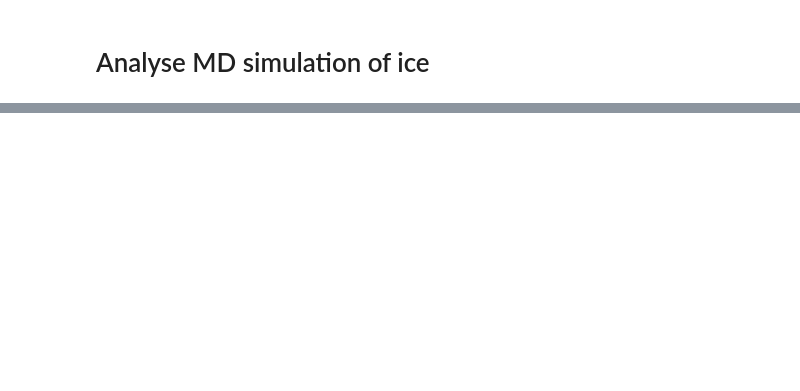
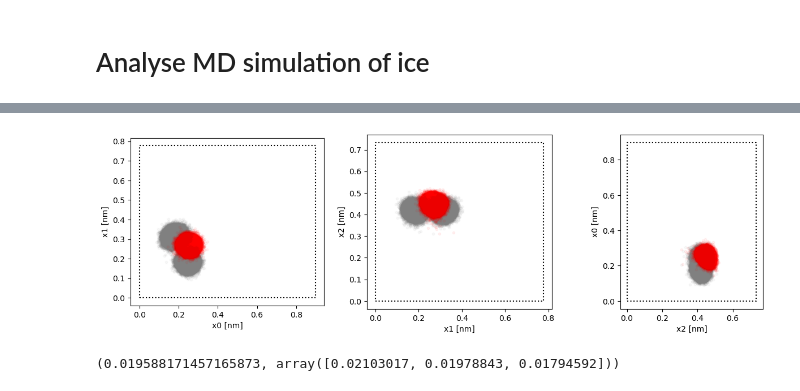
Before and after one commit to noegroup/rigid-flows, a Jupyter notebook: data/water/ice_analysis.ipynb, the cells around one changed output, grey strips where cells are left out. Saved outputs shown, nothing was run; the diff lists cells and outputs as text; code cells hidden in the pictures; blank space fills up the shorter version.

```diff
--- a/data/water/ice_analysis.ipynb
+++ b/data/water/ice_analysis.ipynb
@@ -32,3 +36,11 @@ model.plot_2Dview(pos[::10], box[::10])
+# %%
+i = model.n_sites * 3
+mypos = pos[:,i:i+4]
+model.plot_2Dview(mypos)
+mypos[:,0].std(axis=0).mean(), mypos[:,0].std(axis=0)
+# %% [output]
+[figure, added]
+(0.019588171457165873, array([0.02103017, 0.01978843, 0.01794592]))
 # %%
 r_range = [0, model.box.max()]
 
```
Also changed, not shown: parts of 5 cells of this notebook, 2 other files.
